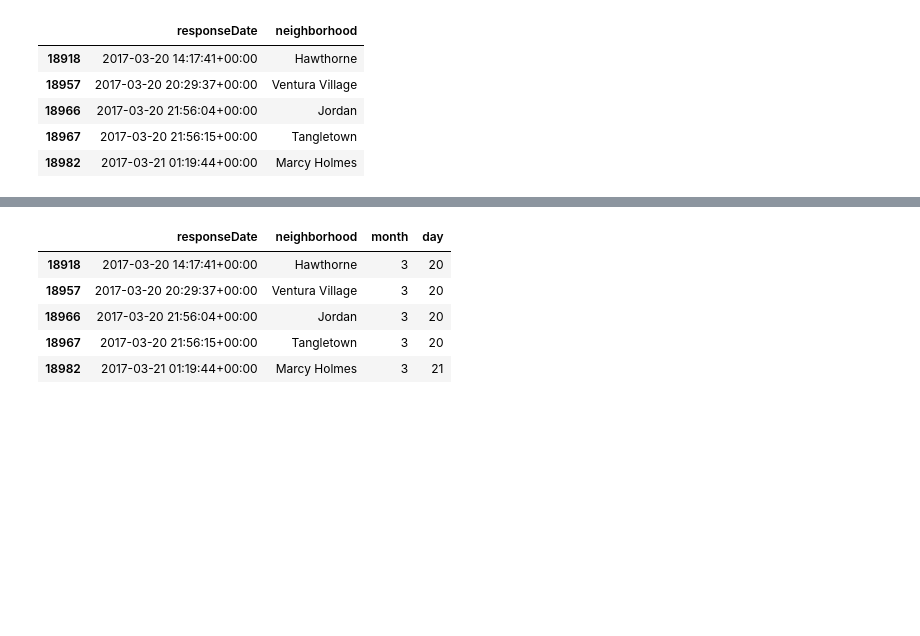
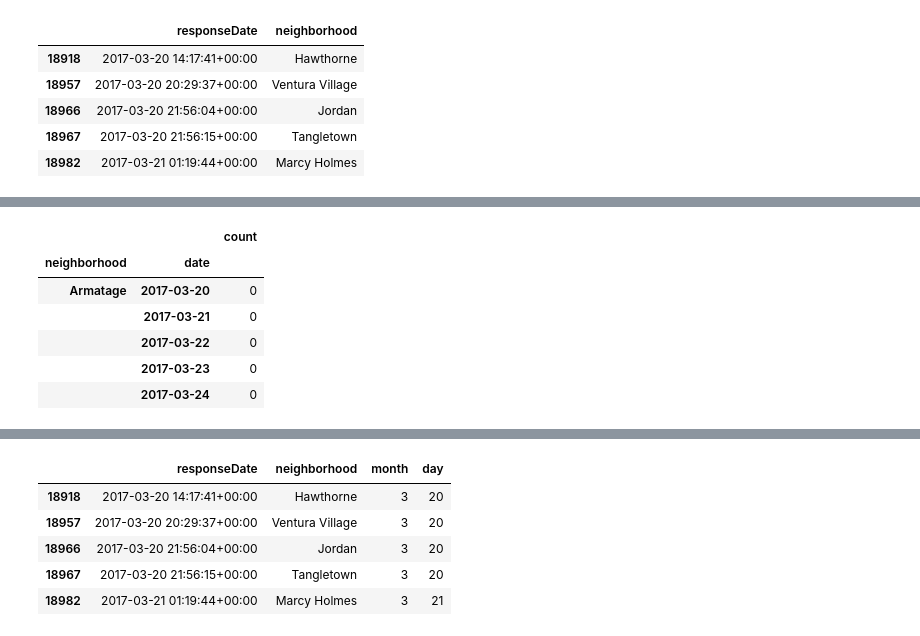
Before and after one commit to aleksod/tc-traffic-stops, a Jupyter notebook: Minneapolis.ipynb, the cells around one changed output, grey strips where cells are left out. Saved outputs shown, nothing was run; the diff lists cells and outputs as text; code cells hidden in the pictures; blank space fills up the shorter version.

```diff
--- a/Minneapolis.ipynb
+++ b/Minneapolis.ipynb
@@ -71,0 +107,10 @@ df.head()
+# %%
+df2.head()
+# %% [output]
+|  |  | count |
+| neighborhood | date |  |
+| Armatage | 2017-03-20 | 0 |
+|  | 2017-03-21 | 0 |
+|  | 2017-03-22 | 0 |
+|  | 2017-03-23 | 0 |
+|  | 2017-03-24 | 0 |
```
Also changed, not shown: parts of 19 cells of this notebook, 2 other files.
